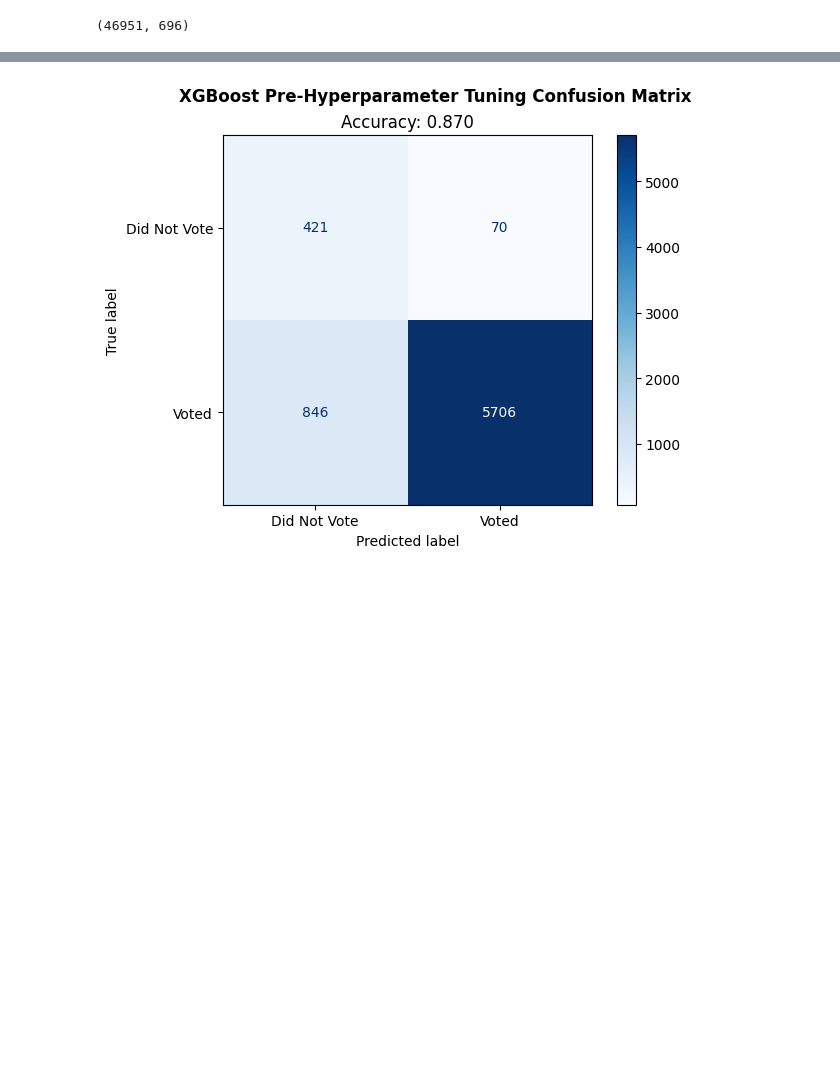
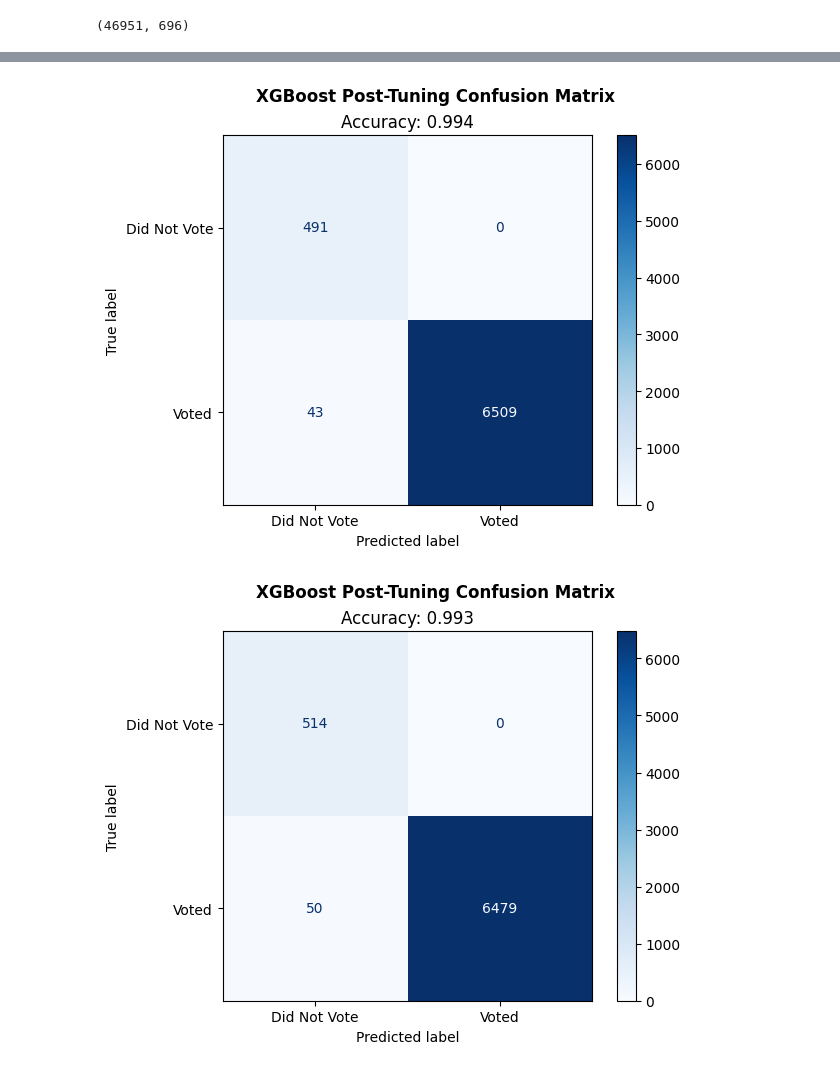
Before and after one commit to agtrinidad/s26-hnz-voter-predictors, a Jupyter notebook: g17_avery_workspace.ipynb, the cells around one changed output, grey strips where cells are left out. Saved outputs shown, nothing was run; the diff lists cells and outputs as text; code cells hidden in the pictures; blank space fills up the shorter version.

```diff
--- a/g17_avery_workspace.ipynb
+++ b/g17_avery_workspace.ipynb
@@ -1363,9 +1367,15 @@ hyper_xgb.fit(X_train, y_train)
 
 # Printing Confusion Matrix
 y_pred = hyper_xgb.predict(X_val)
-confusion_matrix_ex(y_val, y_pred, ["Did Not Vote", "Voted"], "XGBoost Pre-Hyperparameter Tuning")
+confusion_matrix_ex(y_val, y_pred, ["Did Not Vote", "Voted"], "XGBoost Post-Tuning")
 # %% [output]
-[figure, old version]
+[figure, new version]
+# %%
+# Printing Testset Confusion Matrix
+y_pred = hyper_xgb.predict(X_test)
+confusion_matrix_ex(y_test, y_pred, ["Did Not Vote", "Voted"], "XGBoost Post-Tuning")
+# %% [output]
+[figure, added]
 # %%
 perf_output(hyper_xgb, X_val, y_val, "Hyperopt. XGB")
 # %% [output]
```
Also changed, not shown: parts of 19 cells of this notebook, 40 other files.
